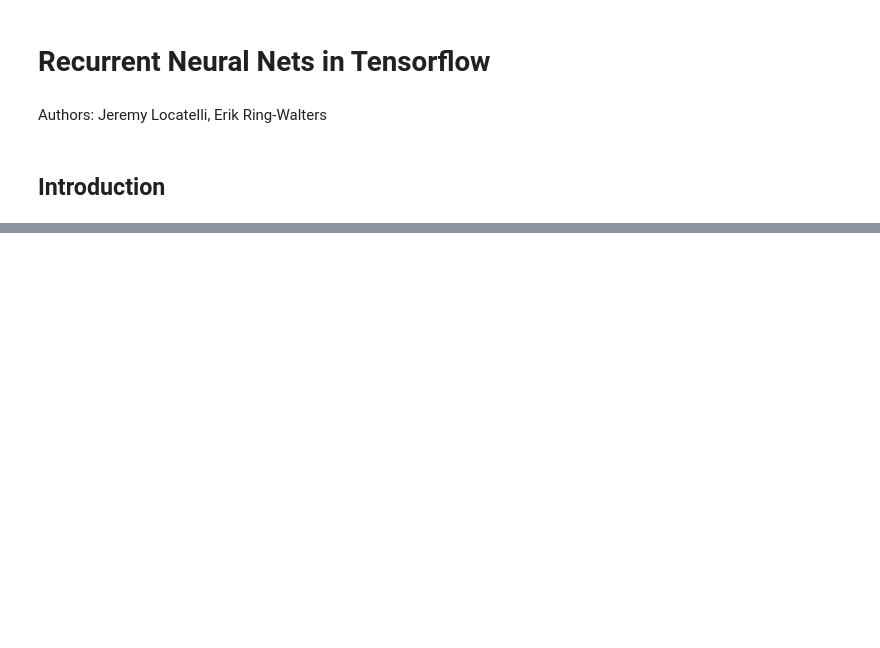
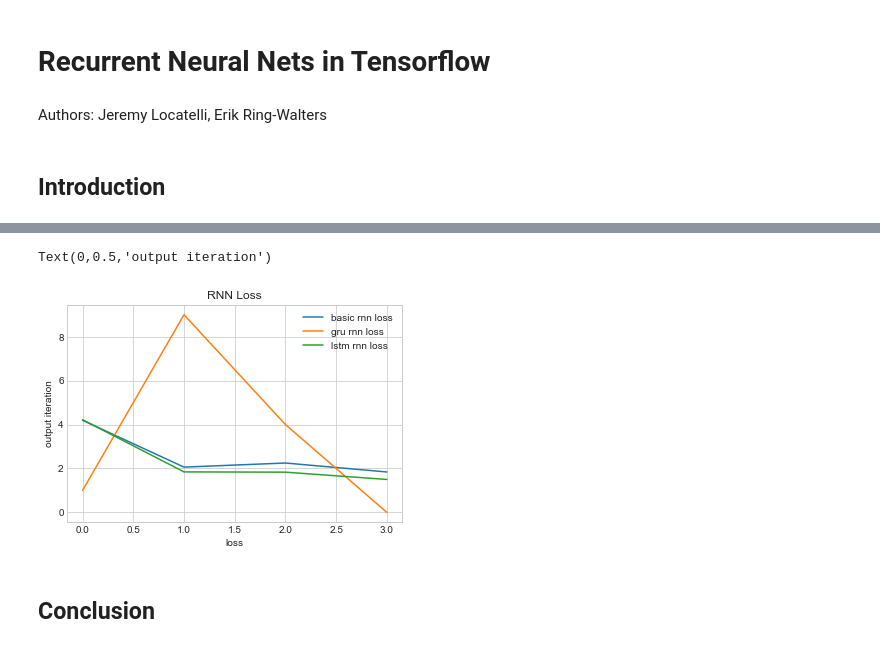
Before and after one commit to erikringwalters/AdvMLFinalProject, a Jupyter notebook: AdvMLFinalProject.ipynb, the cells around one changed output, grey strips where cells are left out. Drawn from its saved outputs; the diff is of its cells as text; code cells hidden in the pictures; blank space fills up the shorter version.

```diff
--- a/AdvMLFinalProject.ipynb
+++ b/AdvMLFinalProject.ipynb
@@ -15,5 +18,5 @@ tf.reset_default_graph()
 # %%
-data = open('./jerry.txt', 'r').read() # should be simple plain text file
+data = open('./beemovie.txt', 'r').read() # should be simple plain text file
 chars = list(set(data))
 data_size, vocab_size = len(data), len(chars)
 print('data has %d characters, %d unique.' % (data_size, vocab_size))
@@ -114,15 +117,18 @@ def sample(seed_pred, n):
 # %%
 init = tf.global_variables_initializer()
 
-n_epochs = 100000
+n_epochs = 1000
 batch_size = 50
+basic_losses = []
 with tf.Session() as sess:
     init.run()
+    print("===Basic Cell RNN===")
     for epoch in range(n_epochs):
         for X_batch, y_batch in fetchBatch(X_modified,y_modified,batch_size):
             sess.run(training_op, feed_dict={X:X_batch, y:y_batch})
-            if epoch % 10000 == 0:
+            if epoch % 250 == 0:
                 cur_loss = loss.eval(feed_dict={X:X_batch, y:y_batch})
+                basic_losses.append(cur_loss)
                 print(f"Current epoch: {epoch} \tLoss: \t{cur_loss}\n")
                 solo_batch = single_batch(X_modified)
                 smpl, _ = sample(solo_batch,100)
@@ -159,16 +175,18 @@ training_op = optimizer.minimize(loss)
 # %%
 init = tf.global_variables_initializer()
 
-n_epochs = 100000
+n_epochs = 1000
 batch_size = 50
+lstm_losses = []
 with tf.Session() as sess:
     init.run()
     print("===GRU RNN===")
     for epoch in range(n_epochs):
         for X_batch, y_batch in fetchBatch(X_modified,y_modified,batch_size):
             sess.run(training_op, feed_dict={X:X_batch, y:y_batch})
-            if epoch % 10000 == 0:
+            if epoch % 250 == 0:
                 cur_loss = loss.eval(feed_dict={X:X_batch, y:y_batch})
+                lstm_losses.append(cur_loss)
                 print(f"Current epoch: {epoch} \tLoss: \t{cur_loss}\n")
                 solo_batch = single_batch(X_modified)
                 smpl, _ = sample(solo_batch,100)
@@ -195,0 +234,21 @@ then make a conclusion
+# %%
+init = tf.global_variables_initializer()
+
+n_epochs = 10000
+batch_size = 50
+lstm_losses = []
+with tf.Session() as sess:
+    init.run()
+    print("===LSTM RNN===")
+    for epoch in range(n_epochs):
+        for X_batch, y_batch in fetchBatch(X_modified,y_modified,batch_size):
+            sess.run(training_op, feed_dict={X:X_batch, y:y_batch})
+            if epoch % 2500 == 0:
+                cur_loss = loss.eval(feed_dict={X:X_batch, y:y_batch})
+                lstm_losses.append(cur_loss)
+                print(f"Current epoch: {epoch} \tLoss: \t{cur_loss}\n")
+                solo_batch = single_batch(X_modified)
+                smpl, _ = sample(solo_batch,100)
+                txt = ''.join(ix_to_char[ix] for ix in smpl)
+                print("OUTPUT")
+                print('===============\n %s \n===============' % (txt, ))
@@ -195,0 +294,14 @@ then make a conclusion
+# %%
+x= np.arange(len(basic_losses))
+plt.plot(x,basic_losses, label='basic rnn loss')
+plt.plot(x,gru_losses, label='gru rnn loss')
+plt.plot(x,lstm_losses, label='lstm rnn loss')
+plt.legend();
+plt.title("RNN Loss")
+plt.xlabel("loss")
+plt.ylabel("output iteration")
+# %% [output]
+Text(0,0.5,'output iteration')
+[figure, added]
+# %% [markdown]
+## Conclusion
```
Also changed, not shown: parts of 16 cells of this notebook, 1 other file.
